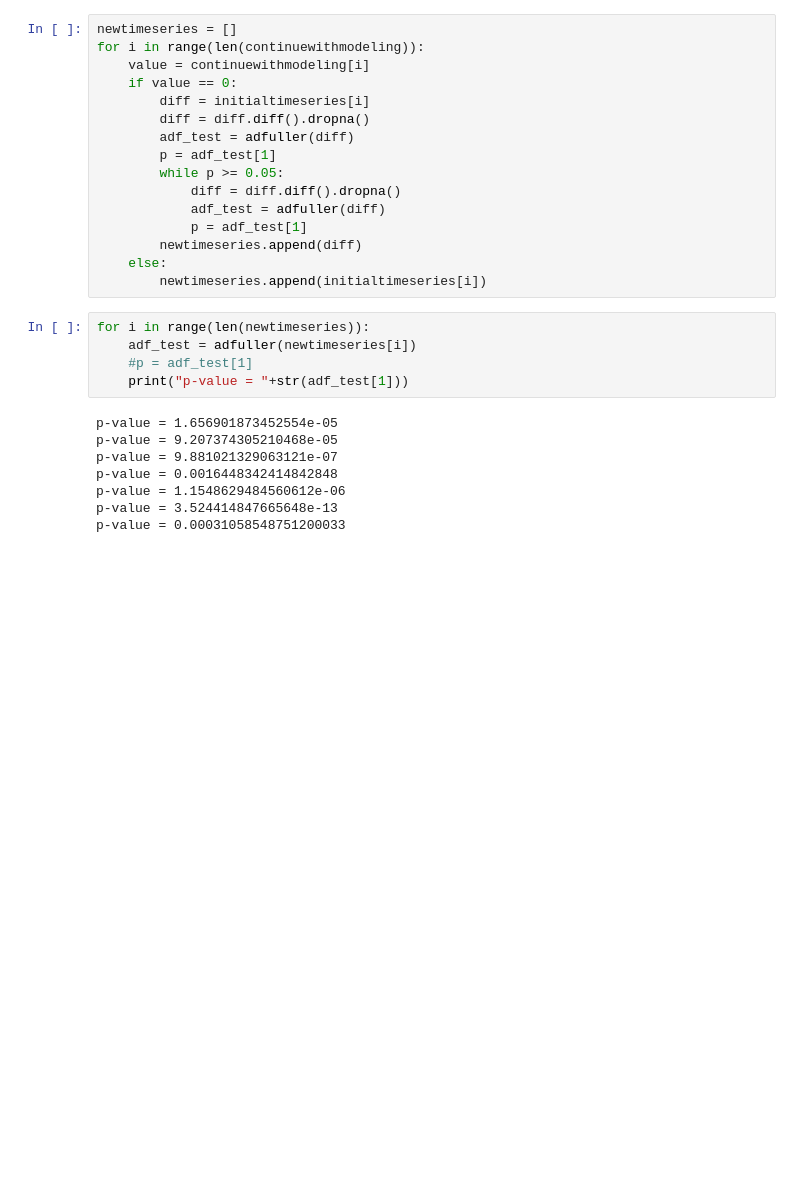
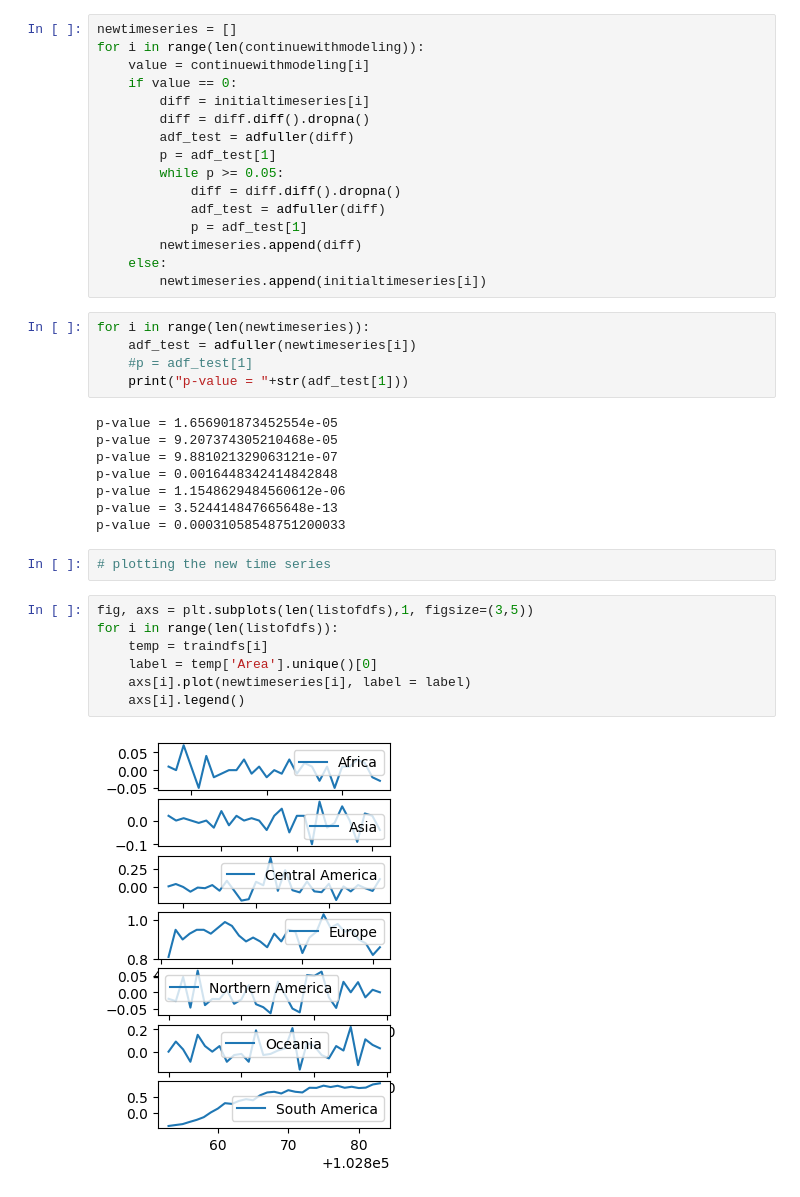
Before and after one commit to TaufiqIslamProtick/pesticide-data-analysis, a Jupyter notebook: source.ipynb, the cells around one changed output. Drawn from its saved outputs; the diff is of its cells as text; blank space fills up the shorter version.

Commit message:
plotted the time series that rejects the null of the adf test, hence stationary and eligible to go to the steps of modeling

```diff
--- a/source.ipynb
+++ b/source.ipynb
@@ -498,3 +498,14 @@ p-value = 0.0016448342414842848
 p-value = 1.1548629484560612e-06
 p-value = 3.524414847665648e-13
 p-value = 0.00031058548751200033
+# %%
+# plotting the new time series
+# %%
+fig, axs = plt.subplots(len(listofdfs),1, figsize=(3,5))
+for i in range(len(listofdfs)):
+    temp = traindfs[i]
+    label = temp['Area'].unique()[0]
+    axs[i].plot(newtimeseries[i], label = label)
+    axs[i].legend()
+# %% [output]
+[figure, added]
```
Also changed, not shown: parts of 1 cell of this notebook.
